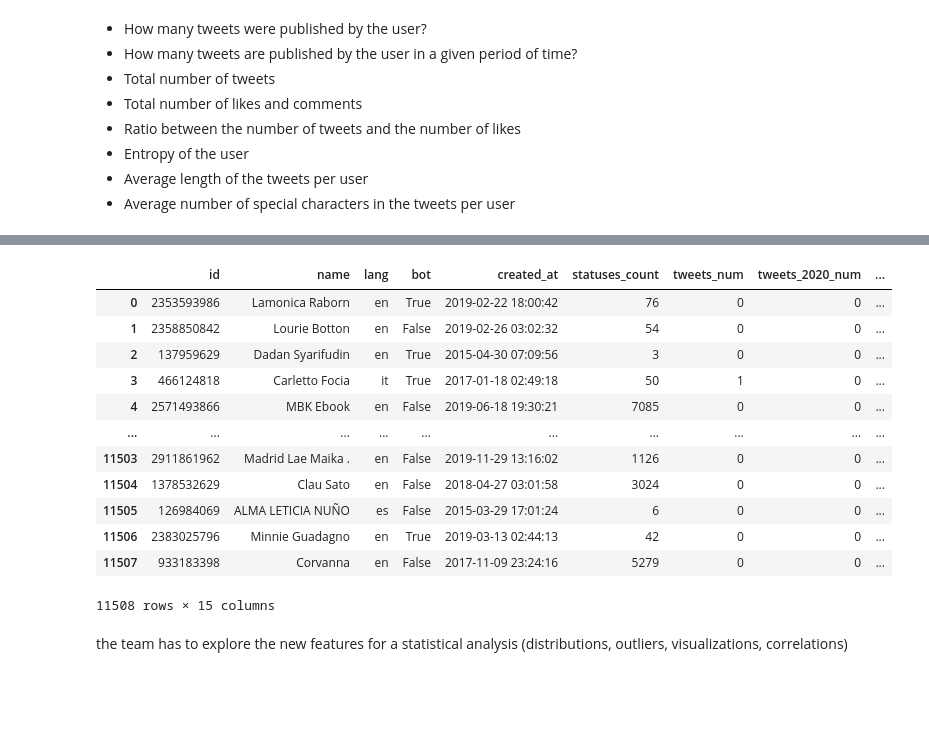
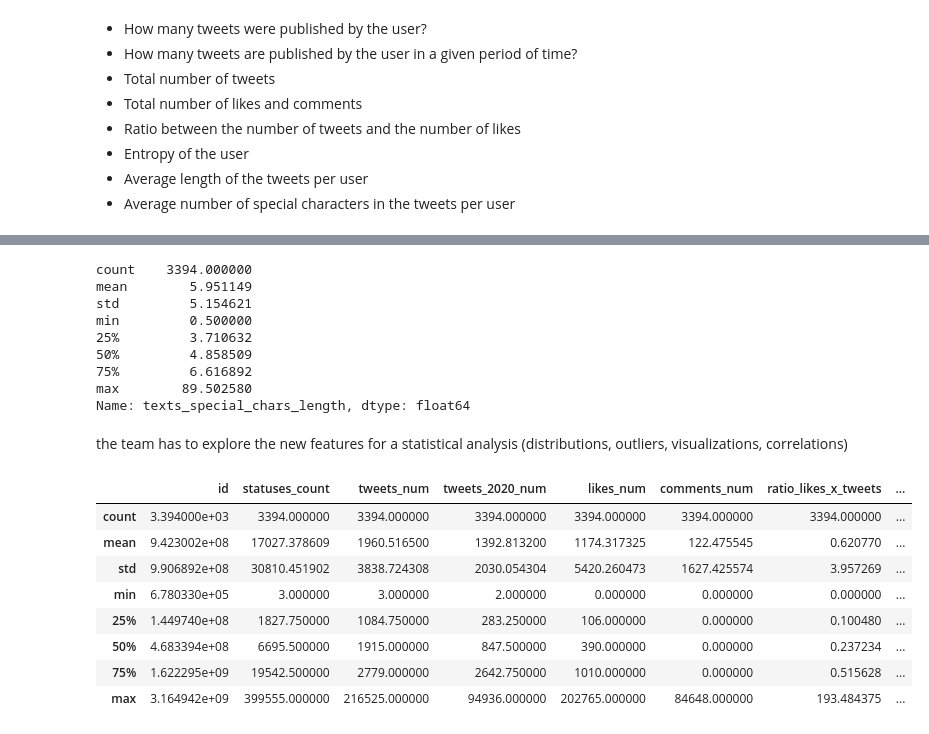
Before and after one commit to federicosilvestri/data-mining, a Jupyter notebook: 2_data_preparation.ipynb, the cells around one changed output, grey strips where cells are left out. Saved outputs shown, nothing was run; the diff lists cells and outputs as text; code cells hidden in the pictures; blank space fills up the shorter version.

```diff
--- a/2_data_preparation.ipynb
+++ b/2_data_preparation.ipynb
@@ -252,36 +177,42 @@ users
 # %%
+import string
+
 column_name = 'texts_special_chars_length'
-tmp_tweets = tweets.rename(columns={'text': column_name})
+VALID_CHARACTERS = string.ascii_letters + string.digits + " " + "\n"
 
 def count_special_chars(text):
     count = 0
     for ch in text:
-        if not ch.isalpha() and not ch.isdigit():
-            count += 1
+        count += 0 if ch in VALID_CHARACTERS else 1
     return count
 
-tmp_tweets[column_name] = tmp_tweets[column_name].map(count_special_chars)
-tweets_grouped_comments = tmp_tweets.groupby(['user_id'])[column_name].sum()
+tweets[column_name] = tweets['text'].map(count_special_chars)
+tweets_grouped_text_sc_length = tweets.groupby(['user_id'])[column_name].mean()
 
-users = users.join(tweets_grouped_comments, on='id')
+users = users.merge(tweets_grouped_text_sc_length.to_frame(column_name), left_on='id', right_index=True)
 
-users[column_name].replace(np.nan, 0, inplace=True)
-users = users.astype({column_name: 'int64'})
-
-users
+users[column_name].describe()
 # %% [output]
-|  | id | name | lang | bot | created_at | statuses_count | tweets_num | tweets_2020_num | ... |
-| 0 | 2353593986 | Lamonica Raborn | en | True | 2019-02-22 18:00:42 | 76 | 0 | 0 | ... |
-| 1 | 2358850842 | Lourie Botton | en | False | 2019-02-26 03:02:32 | 54 | 0 | 0 | ... |
-| 2 | 137959629 | Dadan Syarifudin | en | True | 2015-04-30 07:09:56 | 3 | 0 | 0 | ... |
-| 3 | 466124818 | Carletto Focia | it | True | 2017-01-18 02:49:18 | 50 | 1 | 0 | ... |
-| 4 | 2571493866 | MBK Ebook | en | False | 2019-06-18 19:30:21 | 7085 | 0 | 0 | ... |
-| ... | ... | ... | ... | ... | ... | ... | ... | ... | ... |
-| 11503 | 2911861962 | Madrid Lae Maika . | en | False | 2019-11-29 13:16:02 | 1126 | 0 | 0 | ... |
-| 11504 | 1378532629 | Clau Sato | en | False | 2018-04-27 03:01:58 | 3024 | 0 | 0 | ... |
-| 11505 | 126984069 | ALMA LETICIA NUÑO | es | False | 2015-03-29 17:01:24 | 6 | 0 | 0 | ... |
-| 11506 | 2383025796 | Minnie Guadagno | en | True | 2019-03-13 02:44:13 | 42 | 0 | 0 | ... |
-| 11507 | 933183398 | Corvanna | en | False | 2017-11-09 23:24:16 | 5279 | 0 | 0 | ... |
-11508 rows × 15 columns
+count    3394.000000
+mean        5.951149
+std         5.154621
+min         0.500000
+25%         3.710632
+50%         4.858509
+75%         6.616892
+max        89.502580
+Name: texts_special_chars_length, dtype: float64
 # %% [markdown]
 the team has to explore the new features for a statistical analysis (distributions, outliers, visualizations, correlations)
+# %%
+users.describe()
+# %% [output]
+|  | id | statuses_count | tweets_num | tweets_2020_num | likes_num | comments_num | ratio_likes_x_tweets | ... |
+| count | 3.394000e+03 | 3394.000000 | 3394.000000 | 3394.000000 | 3394.000000 | 3394.000000 | 3394.000000 | ... |
+| mean | 9.423002e+08 | 17027.378609 | 1960.516500 | 1392.813200 | 1174.317325 | 122.475545 | 0.620770 | ... |
+| std | 9.906892e+08 | 30810.451902 | 3838.724308 | 2030.054304 | 5420.260473 | 1627.425574 | 3.957269 | ... |
+| min | 6.780330e+05 | 3.000000 | 3.000000 | 2.000000 | 0.000000 | 0.000000 | 0.000000 | ... |
+| 25% | 1.449740e+08 | 1827.750000 | 1084.750000 | 283.250000 | 106.000000 | 0.000000 | 0.100480 | ... |
+| 50% | 4.683394e+08 | 6695.500000 | 1915.000000 | 847.500000 | 390.000000 | 0.000000 | 0.237234 | ... |
+| 75% | 1.622295e+09 | 19542.500000 | 2779.000000 | 2642.750000 | 1010.000000 | 0.000000 | 0.515628 | ... |
+| max | 3.164942e+09 | 399555.000000 | 216525.000000 | 94936.000000 | 202765.000000 | 84648.000000 | 193.484375 | ... |
```
Also changed, not shown: parts of 23 cells of this notebook, 3 other files.
